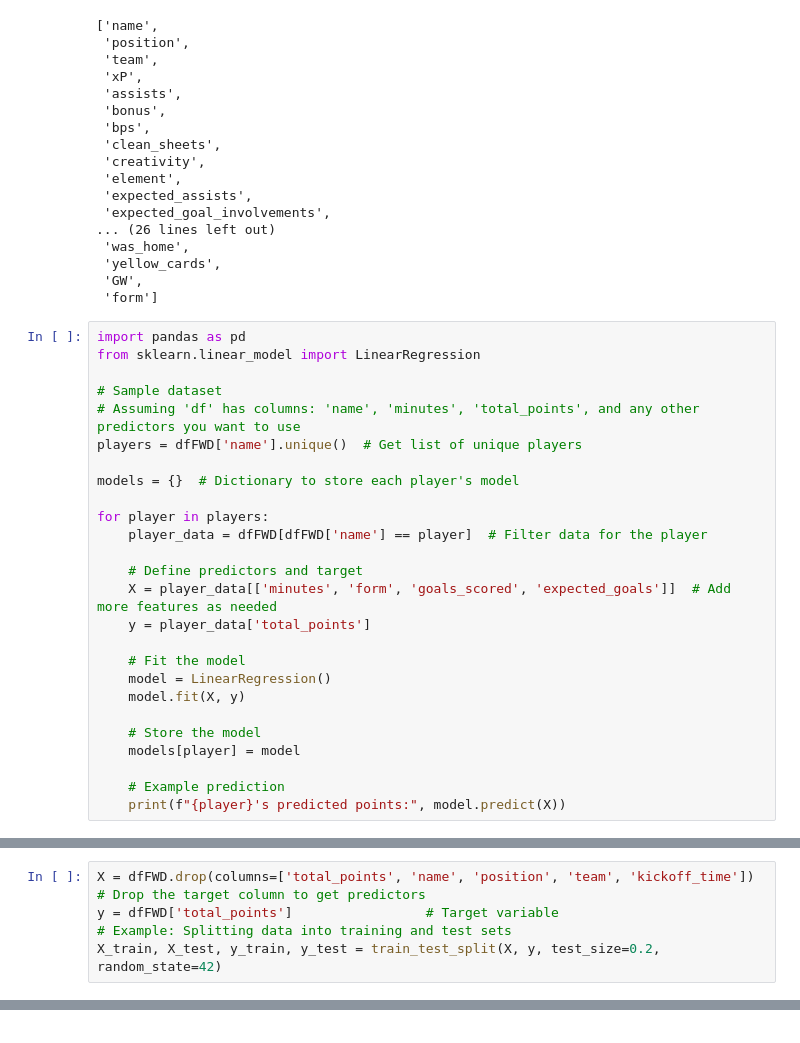
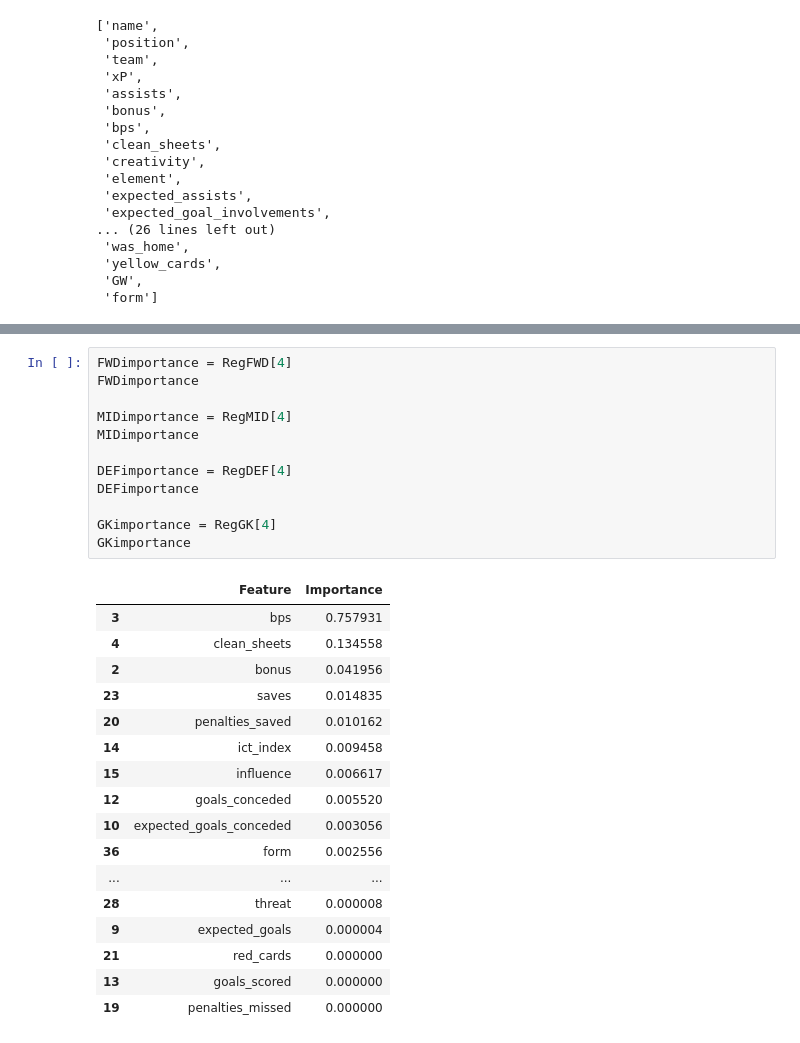
Before and after one commit to WaseemMalek/FPL-prediction, a Jupyter notebook: FPLV2.ipynb, the cells around one changed output, grey strips where cells are left out. Cells and saved outputs as stored; diff of their text form.

```diff
--- a/FPLV2.ipynb
+++ b/FPLV2.ipynb
@@ -73,29 +73,3 @@ list(df.columns.values)
  'yellow_cards',
  'GW',
  'form']
-# %%
-import pandas as pd
-from sklearn.linear_model import LinearRegression
-
-# Sample dataset
-# Assuming 'df' has columns: 'name', 'minutes', 'total_points', and any other predictors you want to use
-players = dfFWD['name'].unique()  # Get list of unique players
-
-models = {}  # Dictionary to store each player's model
-
-for player in players:
-    player_data = dfFWD[dfFWD['name'] == player]  # Filter data for the player
-
-    # Define predictors and target
-    X = player_data[['minutes', 'form', 'goals_scored', 'expected_goals']]  # Add more features as needed
-    y = player_data['total_points']
-
-    # Fit the model
-    model = LinearRegression()
-    model.fit(X, y)
-
-    # Store the model
-    models[player] = model
-
-    # Example prediction
-    print(f"{player}'s predicted points:", model.predict(X))
@@ -123,6 +80 @@ from sklearn.model_selection import train_test_split
 import pandas as pd
-# %%
-X = dfFWD.drop(columns=['total_points', 'name', 'position', 'team', 'kickoff_time'])  # Drop the target column to get predictors
-y = dfFWD['total_points']                 # Target variable
-# Example: Splitting data into training and test sets
-X_train, X_test, y_train, y_test = train_test_split(X, y, test_size=0.2, random_state=42)
@@ -175,0 +122,30 @@ y_pred = final_model.predict(X_test_top)
+# %%
+FWDimportance = RegFWD[4]
+FWDimportance
+
+MIDimportance = RegMID[4]
+MIDimportance
+
+DEFimportance = RegDEF[4]
+DEFimportance
+
+GKimportance = RegGK[4]
+GKimportance
+# %% [output]
+|  | Feature | Importance |
+| 3 | bps | 0.757931 |
+| 4 | clean_sheets | 0.134558 |
+| 2 | bonus | 0.041956 |
+| 23 | saves | 0.014835 |
+| 20 | penalties_saved | 0.010162 |
+| 14 | ict_index | 0.009458 |
+| 15 | influence | 0.006617 |
+| 12 | goals_conceded | 0.005520 |
+| 10 | expected_goals_conceded | 0.003056 |
+| 36 | form | 0.002556 |
+| ... | ... | ... |
+| 28 | threat | 0.000008 |
+| 9 | expected_goals | 0.000004 |
+| 21 | red_cards | 0.000000 |
+| 13 | goals_scored | 0.000000 |
+| 19 | penalties_missed | 0.000000 |
```
Also changed, not shown: parts of 8 cells of this notebook.
